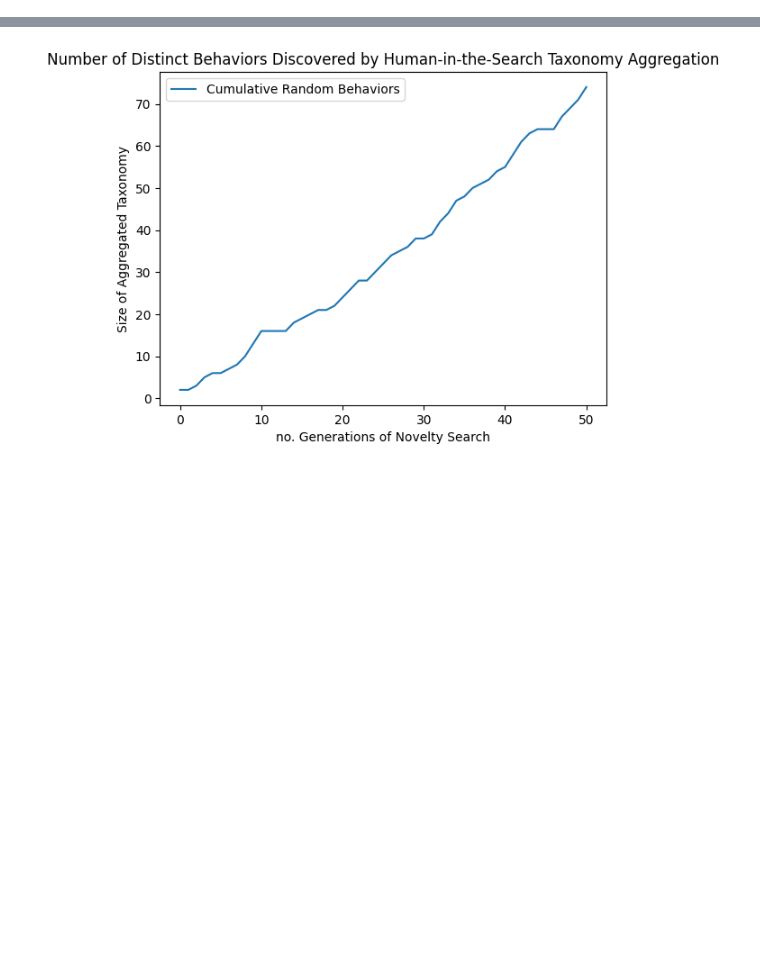
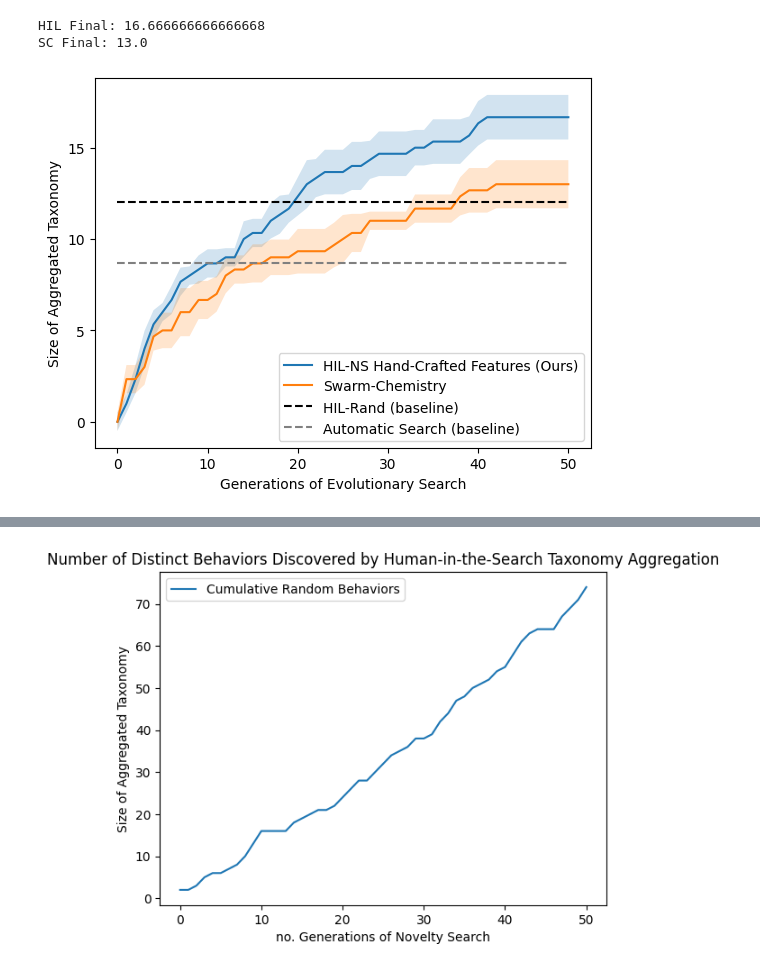
Before and after one commit to Connor-Mattson/SwarmBehaviorDiscovery, a Jupyter notebook: src/z-experiments/MRS-notebooks/06-22-23-Q11.ipynb, the cells around one changed output, grey strips where cells are left out. Drawn from its saved outputs; the diff is of its cells as text; code cells hidden in the pictures; blank space fills up the shorter version.

```diff
--- a/src/z-experiments/MRS-notebooks/06-22-23-Q11.ipynb
+++ b/src/z-experiments/MRS-notebooks/06-22-23-Q11.ipynb
@@ -4,17 +4,20 @@ from novel_swarms.world.simulate import main as sim
 from src.constants import SINGLE_SENSOR_HETEROGENEOUS_WORLD_CONFIG_AWARE
 
 archive = NoveltyArchive(
-    pheno_file="/home/connor/Downloads/s0/NS6/NS6_s0_t1687192704_b__1687234195.csv",
-    geno_file="/home/connor/Downloads/s0/NS6/NS6_s0_t1687192704_g__1687234195.csv",
+    # pheno_file="/home/connor/Downloads/MRS_RESULTS/s2/NS5/NS5_s2_t1686786658_b__1686828354.csv",
+    # geno_file="/home/connor/Downloads/MRS_RESULTS/s2/NS5/NS5_s2_t1686786658_g__1686828354.csv",
+    pheno_file="/home/connor/Downloads/MRS_RESULTS/s1/NS5/NS5_s1_t1686745687_b__1686786653.csv",
+    geno_file="/home/connor/Downloads/MRS_RESULTS/s1/NS5/NS5_s1_t1686745687_g__1686786653.csv",
     absolute=True
 )
 proxy_archive = NoveltyArchive()
 
 world_config = SINGLE_SENSOR_HETEROGENEOUS_WORLD_CONFIG_AWARE
 world_config.population_size = 24
-world_config.seed = 0
+world_config.seed = 1
 
 GENERATIONS = 100
+START_AT_GEN = 23
 for i in range(len(archive.archive)):
     behavior, genome = archive.archive[i], archive.genotypes[i]
     proxy_archive.addToArchive(behavior, genome)
@@ -29,8 +32,11 @@ for i in range(len(archive.archive)):
         print("Ask the human about the following genomes...")
 
         queries = [archive.genotypes[score[1]] for score in novelty_scores[-3:]]
+        if i // GENERATIONS < START_AT_GEN:
+            continue
         for query in queries:
+            world_config.population_size = 24
             world_config.agentConfig.from_n_species_controller(query)
             world_config.agentConfig.attach_world_config(world_config)
-            sim(SINGLE_SENSOR_HETEROGENEOUS_WORLD_CONFIG_AWARE)
+            sim(SINGLE_SENSOR_HETEROGENEOUS_WORLD_CONFIG_AWARE, step_size=8)
 # %% [output]
@@ -99,0 +61,50 @@ plt.show()
+# %%
+import matplotlib.pyplot as plt
+import numpy as np
+
+# X-Axis
+x = [i for i in range(0, 51, 1)]
+
+# HIL-NS
+y_HIL_0 = [0, 1, 3, 5, 5, 6, 6, 7, 8, 9, 9, 9, 9, 9, 11, 11, 11, 12, 12, 12, 13, 14, 14, 14, 14, 14, 15, 15, 15, 15, 15, 15, 15, 15, 15, 15, 15, 15, 15, 15, 15, 15, 15, 15, 15, 15, 15, 15, 15, 15, 15]
+y_HIL_1 = [0, 1, 2, 4, 6, 6, 7, 8, 8, 8, 9, 9, 9, 9, 10, 10, 10, 11, 12, 12, 13, 14, 14, 15, 15, 15, 15, 15, 15, 16, 16, 16, 16, 16, 16, 17, 17, 17, 17, 17] + ([18] * 11)
+y_HIL_2 = [0, 1, 2, 3, 5, 6, 7, 8, 8, 8, 8, 8, 9, 9, 9, 10, 10, 10, 10, 11, 11, 11] + ([12] * 6) + ([13] * 5) + ([14] * 6) + [15, 16] + ([17] * 10)
+
+y_HIL_All = np.concatenate((np.expand_dims(np.array(y_HIL_0), axis=0), np.expand_dims(np.array(y_HIL_1), axis=0), np.expand_dims(np.array(y_HIL_2), axis=0)))
+y_HIL_Avg = np.average(y_HIL_All, axis=0)
+y_HIL_Err = 1.0 * ((np.std(y_HIL_All, axis=0) / np.sqrt(3)) + 0.5)
+print(f"HIL Final: {y_HIL_Avg[-1]}")
+
+# Swarm Chemistry
+y_SC_0 = [0, 3, 3, 4, 5, 5, 5, 5, 5, 6, 6, 6, 7, 8, 8, 8, 8, 9, 9, 9, 9, 9, 9, 9, 10, 11, 11, 11, 11, 11, 11, 11, 11, 12, 12, 12, 12, 12, 13, 13, 13, 13, 14, 14, 14, 14, 14, 14, 14, 14, 14]
+y_SC_1 = [0, 2,2,2, 4,4,4, 5,5, 6, 6, 7]  + ([8] * 14) + [9, 9] + ([11] * 23)
+y_SC_2 = [0, 2, 2, 3, 5, 6, 6, 8, 8, 8, 8, 8, 9, 9, 9, 10, 10, 10, 10, 10] + ([11] * 13) + ([12] * 5) + [13] + ([14] * 12)
+
+y_SC_All = np.concatenate((np.expand_dims(np.array(y_SC_0), axis=0), np.expand_dims(np.array(y_SC_1), axis=0), np.expand_dims(np.array(y_SC_2), axis=0)))
+y_SC_Avg = np.average(y_SC_All, axis=0)
+y_SC_Err = 1.0 * ((np.std(y_SC_All , axis=0) / np.sqrt(3)) + 0.5)
+print(f"SC Final: {y_SC_Avg[-1]}")
+
+y_3 = [8.67 for i in range(0, 51, 1)]
+y_4 = [12 for i in range(0, 51, 1)]
+
+plt.locator_params(axis="both", integer=True, tight=True)
+plt.xlabel("Generations of Evolutionary Search")
+plt.ylabel("Size of Aggregated Taxonomy")
+# plt.title("Number of Distinct Behaviors Discovered by HIL-NS and Swarm Chemistry")
+plt.plot(x, y_HIL_Avg, label="HIL-NS Hand-Crafted Features (Ours)")
+plt.fill_between(x, y_HIL_Avg - y_HIL_Err, y_HIL_Avg + y_HIL_Err, alpha=0.2)
+
+plt.plot(x, y_SC_Avg, label="Swarm-Chemistry")
+plt.fill_between(x, y_SC_Avg - y_SC_Err, y_SC_Avg + y_SC_Err, alpha=0.2)
+
+# plt.plot(x, y_2, label="Type-Aware Latent Embedding")
+plt.plot(x, y_4, 'k--', label="HIL-Rand (baseline)")
+plt.plot(x, y_3, '--', color="grey", label="Automatic Search (baseline)")
+
+plt.legend()
+plt.show()
+# %% [output]
+HIL Final: 16.666666666666668
+SC Final: 13.0
+[figure, added]
```
Also changed, not shown: parts of 5 cells of this notebook, 4 other files.
